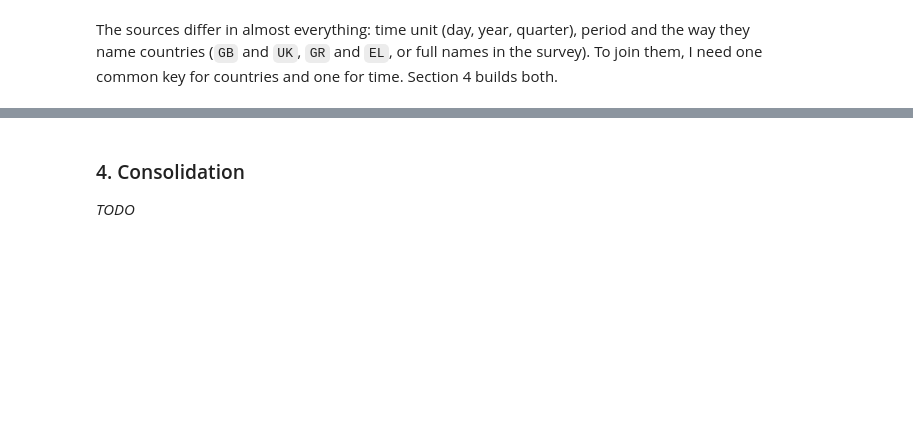
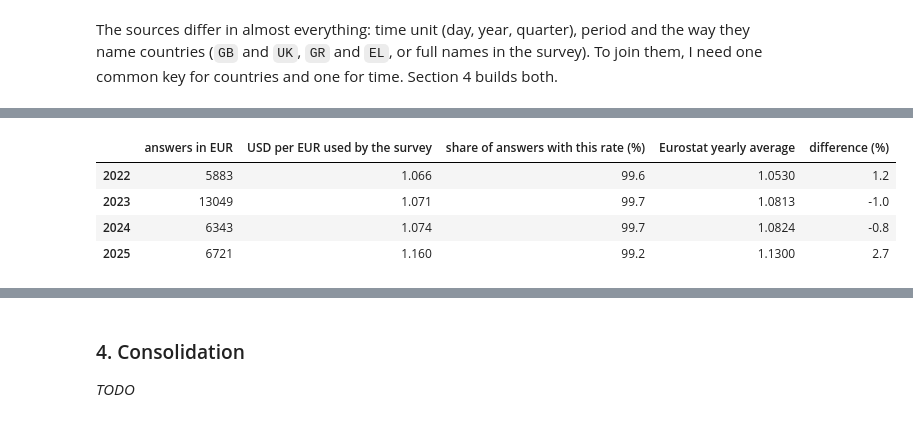
Before and after one commit to N1ko-Gr/eu-tech-job-market, a Jupyter notebook: eu_tech_job_market.ipynb, the cells around one changed output, grey strips where cells are left out. Drawn from its saved outputs; the diff is of its cells as text; code cells hidden in the pictures; blank space fills up the shorter version.

```diff
--- a/eu_tech_job_market.ipynb
+++ b/eu_tech_job_market.ipynb
@@ -507,0 +658,25 @@ _TODO_
+# %%
+usd_per_eur = eurostat["USD rates"].set_index("TIME_PERIOD")["OBS_VALUE"]
+
+rates = {}
+for year in [2022, 2023, 2024, 2025]:  # CompTotal is not in the 2026 file
+    survey = surveys[year]
+    in_euro = survey[survey["Currency"].str.startswith("EUR", na=False) & (survey["CompTotal"] > 0)]
+    if year == 2022:
+        in_euro = in_euro[in_euro["CompFreq"] == "Yearly"]  # 2022 also has monthly and weekly answers
+    implied = (in_euro["ConvertedCompYearly"] / in_euro["CompTotal"]).dropna().round(3)
+    most_common = implied.mode()[0]
+    rates[year] = {
+        "answers in EUR": len(implied),
+        "USD per EUR used by the survey": most_common,
+        "share of answers with this rate (%)": round(100 * (implied == most_common).mean(), 1),
+        "Eurostat yearly average": usd_per_eur[year],
+        "difference (%)": round(100 * (most_common / usd_per_eur[year] - 1), 1),
+    }
+pd.DataFrame(rates).T.astype({"answers in EUR": int})
+# %% [output]
+|  | answers in EUR | USD per EUR used by the survey | share of answers with this rate (%) | Eurostat yearly average | difference (%) |
+| 2022 | 5883 | 1.066 | 99.6 | 1.0530 | 1.2 |
+| 2023 | 13049 | 1.071 | 99.7 | 1.0813 | -1.0 |
+| 2024 | 6343 | 1.074 | 99.7 | 1.0824 | -0.8 |
+| 2025 | 6721 | 1.160 | 99.2 | 1.1300 | 2.7 |
```
Also changed, not shown: parts of 25 cells of this notebook.
